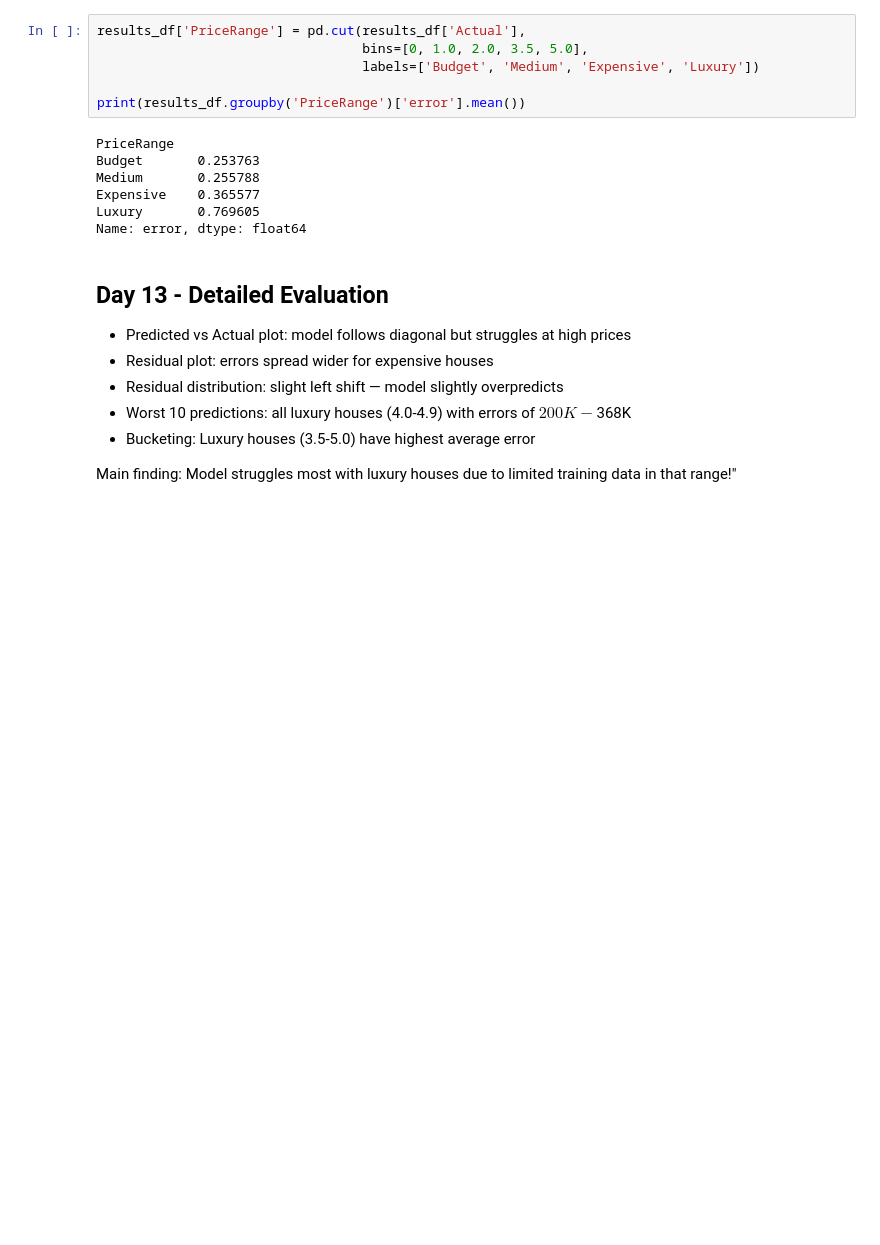
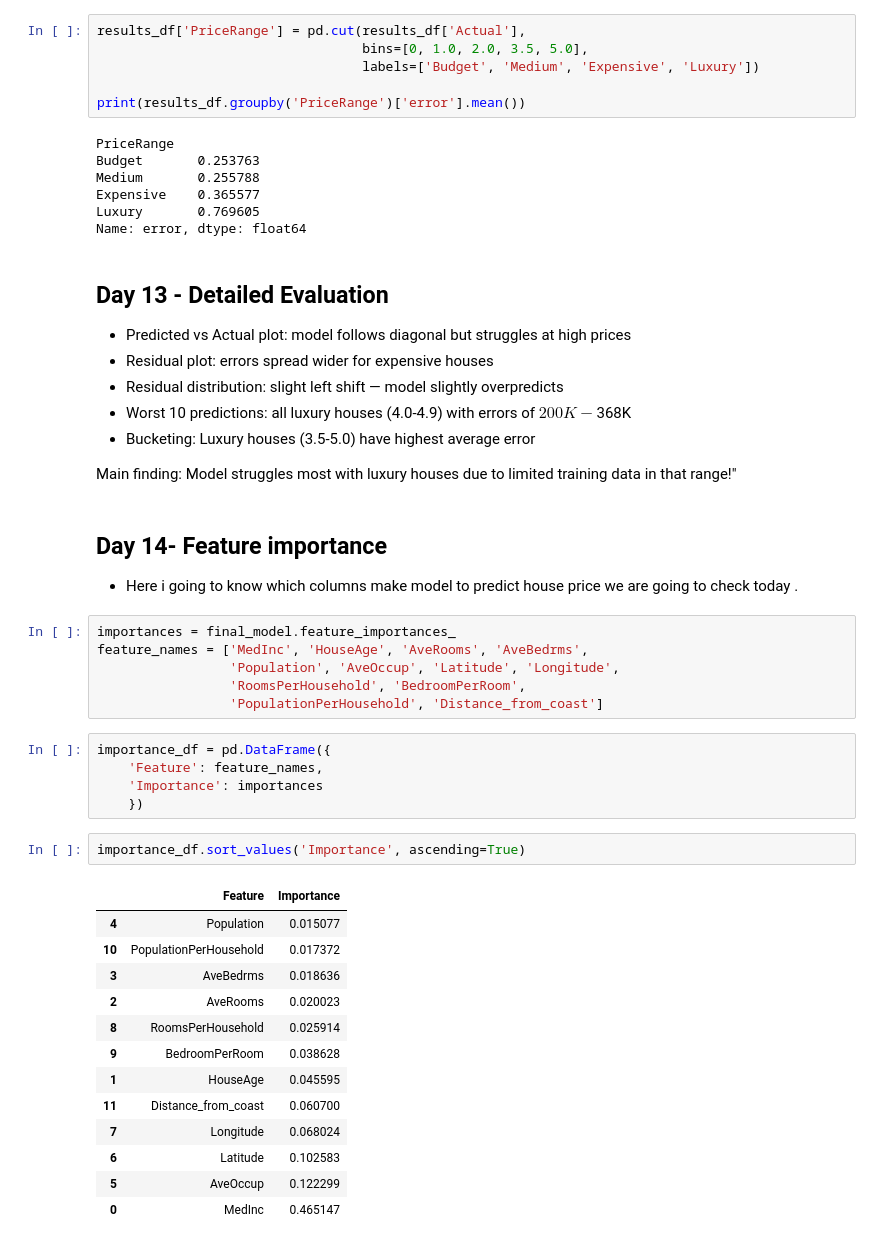
Before and after one commit to Roshan0003goud/california-housing-regression, a Jupyter notebook: notebooks/03_modeling.ipynb, the cells around one changed output. Saved outputs shown, nothing was run; the diff lists cells and outputs as text; blank space fills up the shorter version.

```diff
--- a/notebooks/03_modeling.ipynb
+++ b/notebooks/03_modeling.ipynb
@@ -264,3 +265,33 @@ Name: error, dtype: float64
 - Bucketing: Luxury houses (3.5-5.0) have highest average error
 
 Main finding: Model struggles most with luxury houses due to limited training data in that range!"
+# %% [markdown]
+## Day 14- Feature importance
+- Here i going to know which columns make model to predict house price we are going to check today .
+# %%
+importances = final_model.feature_importances_
+feature_names = ['MedInc', 'HouseAge', 'AveRooms', 'AveBedrms',
+                 'Population', 'AveOccup', 'Latitude', 'Longitude',
+                 'RoomsPerHousehold', 'BedroomPerRoom',
+                 'PopulationPerHousehold', 'Distance_from_coast']
+# %%
+importance_df = pd.DataFrame({
+    'Feature': feature_names,
+    'Importance': importances
+    })
+# %%
+importance_df.sort_values('Importance', ascending=True)
+# %% [output]
+|  | Feature | Importance |
+| 4 | Population | 0.015077 |
+| 10 | PopulationPerHousehold | 0.017372 |
+| 3 | AveBedrms | 0.018636 |
+| 2 | AveRooms | 0.020023 |
+| 8 | RoomsPerHousehold | 0.025914 |
+| 9 | BedroomPerRoom | 0.038628 |
+| 1 | HouseAge | 0.045595 |
+| 11 | Distance_from_coast | 0.060700 |
+| 7 | Longitude | 0.068024 |
+| 6 | Latitude | 0.102583 |
+| 5 | AveOccup | 0.122299 |
+| 0 | MedInc | 0.465147 |
```
Also changed, not shown: parts of 6 cells of this notebook.
